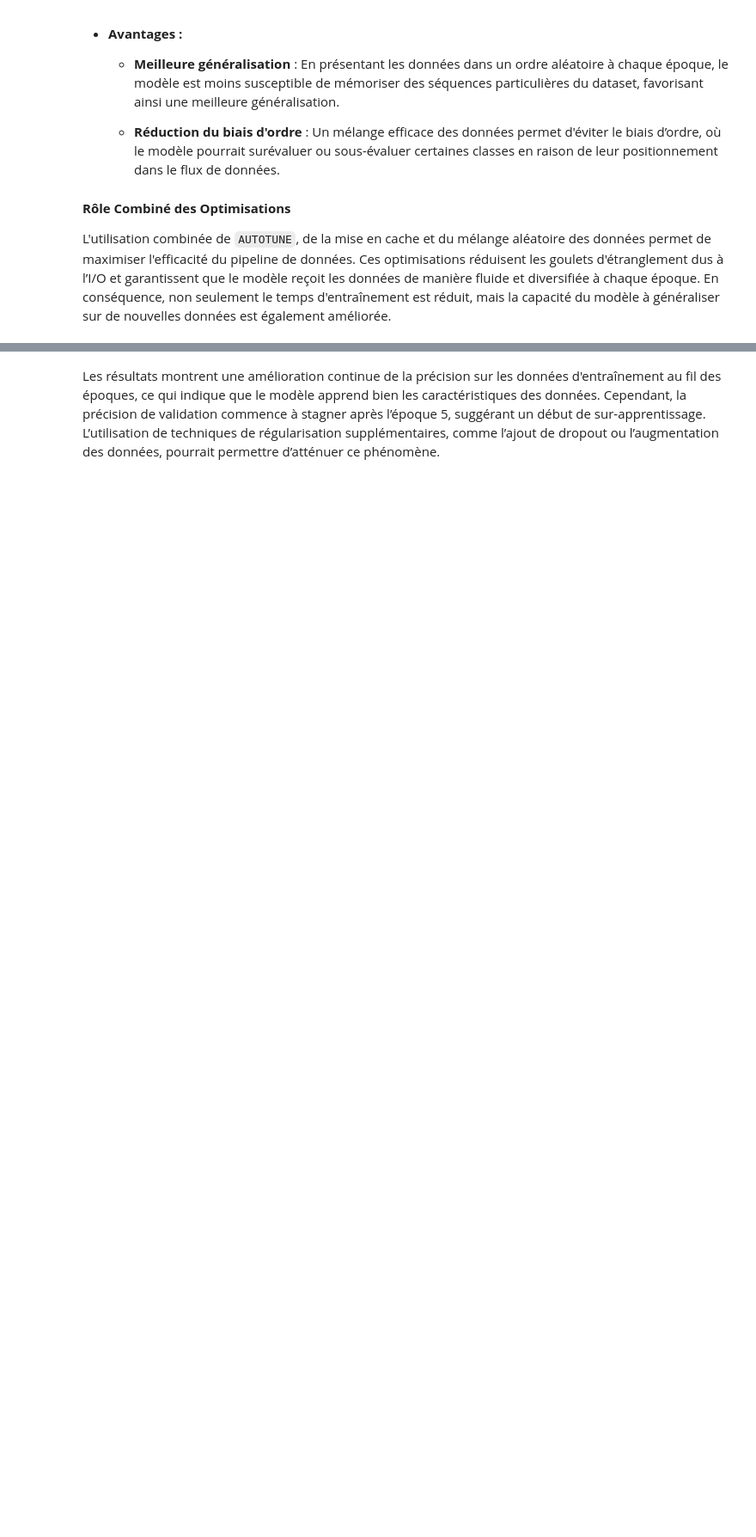
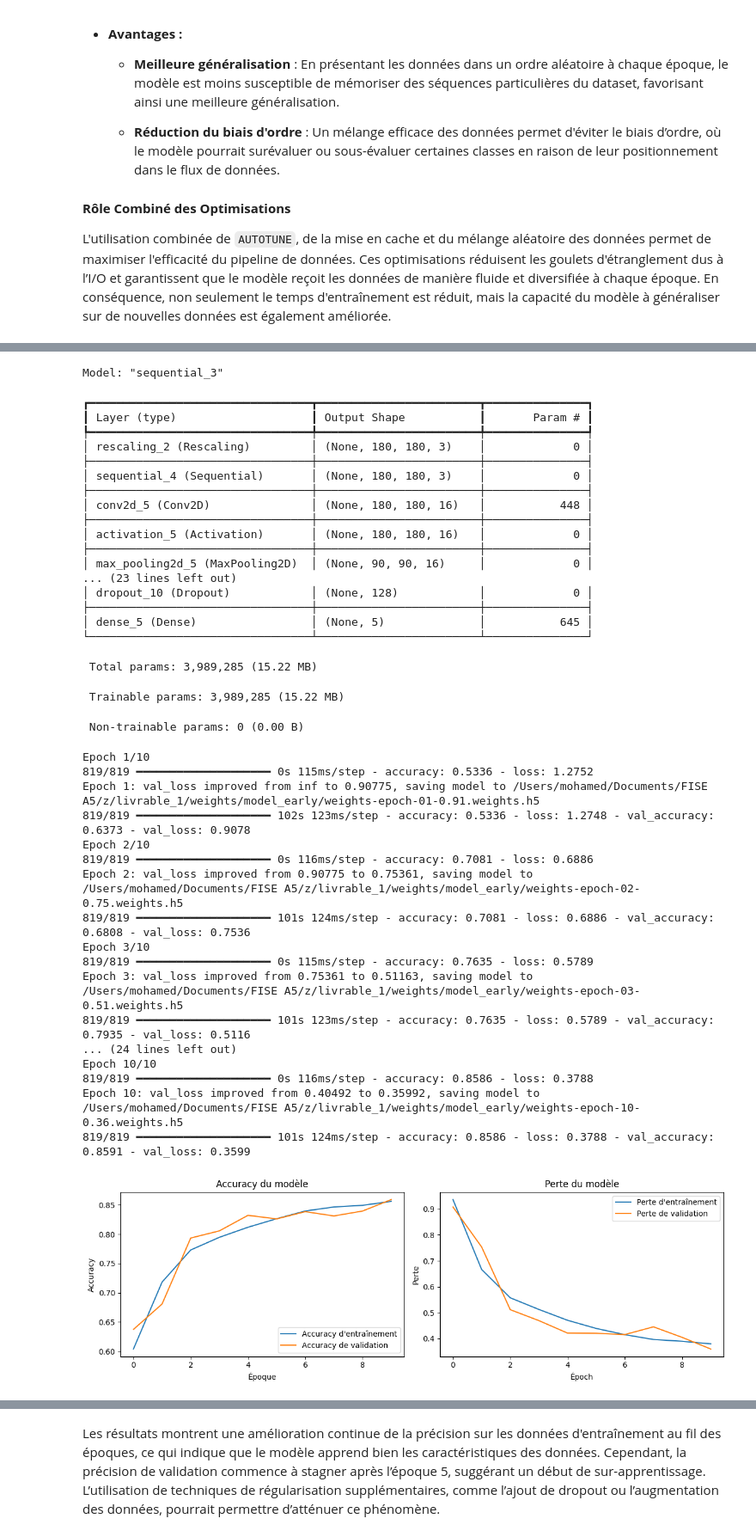
Before and after one commit to SourcierDeVerite/CESI_Projet_Deep_Learning, a Jupyter notebook: livrable_1/main.ipynb, the cells around one changed output, grey strips where cells are left out. Shown at 86% size. Cells and saved outputs as stored; diff of their text form; code cells hidden in the pictures; blank space fills up the shorter version.

```diff
--- a/livrable_1/main.ipynb
+++ b/livrable_1/main.ipynb
@@ -445,0 +786,71 @@ Dans la littérature, Adam est souvent reconnu comme étant un choix robuste pou
+# %%
+# Définir la fonction de perte
+loss_function = tf.keras.losses.SparseCategoricalCrossentropy(from_logits=False)
+
+# Créer le troisième modèle avec une troisième couche et augmentation des données
+third_model = create_test_model(
+    batch_size=batch_s,
+    loss_function=loss_function,
+    optimizer='adam',  # Choix d'un optimiseur, ici Adam
+    dropout_rate=0.2,  # Taux de dropout pour régulariser un peu
+    regularization_value=None,  # Pas de régularisation
+    filter_factor=1,  # Facteur de filtre par défaut
+    use_data_augmentation=True,  # Activer l'augmentation des données
+    add_additional_layer=True,  # Ajouter une troisième couche
+    use_batch_normalization=False,  # Pas de Batch Normalization pour le troisième modèle
+    image_height=image_h,
+    image_width=image_w
+)
+
+# Entraîner le troisième modèle
+epochs = 10
+
+history_third_model = third_model.fit(
+    train_set,
+    validation_data=test_set,
+    epochs=epochs,
+    callbacks=get_callbacks()
+)
+
+# Visualiser les performances du troisième modèle
+plot_training_history(history_third_model)
+# %% [output]
+Model: "sequential_3"
+┏━━━━━━━━━━━━━━━━━━━━━━━━━━━━━━━━━┳━━━━━━━━━━━━━━━━━━━━━━━━┳━━━━━━━━━━━━━━━┓
+┃ Layer (type)                    ┃ Output Shape           ┃       Param # ┃
+┡━━━━━━━━━━━━━━━━━━━━━━━━━━━━━━━━━╇━━━━━━━━━━━━━━━━━━━━━━━━╇━━━━━━━━━━━━━━━┩
+│ rescaling_2 (Rescaling)         │ (None, 180, 180, 3)    │             0 │
+├─────────────────────────────────┼────────────────────────┼───────────────┤
+│ sequential_4 (Sequential)       │ (None, 180, 180, 3)    │             0 │
+├─────────────────────────────────┼────────────────────────┼───────────────┤
+│ conv2d_5 (Conv2D)               │ (None, 180, 180, 16)   │           448 │
+├─────────────────────────────────┼────────────────────────┼───────────────┤
+│ activation_5 (Activation)       │ (None, 180, 180, 16)   │             0 │
+├─────────────────────────────────┼────────────────────────┼───────────────┤
+│ max_pooling2d_5 (MaxPooling2D)  │ (None, 90, 90, 16)     │             0 │
+... (23 lines left out)
+│ dropout_10 (Dropout)            │ (None, 128)            │             0 │
+├─────────────────────────────────┼────────────────────────┼───────────────┤
+│ dense_5 (Dense)                 │ (None, 5)              │           645 │
+└─────────────────────────────────┴────────────────────────┴───────────────┘
+ Total params: 3,989,285 (15.22 MB)
+ Trainable params: 3,989,285 (15.22 MB)
+ Non-trainable params: 0 (0.00 B)
+Epoch 1/10
+819/819 ━━━━━━━━━━━━━━━━━━━━ 0s 115ms/step - accuracy: 0.5336 - loss: 1.2752
+Epoch 1: val_loss improved from inf to 0.90775, saving model to /Users/mohamed/Documents/FISE A5/z/livrable_1/weights/model_early/weights-epoch-01-0.91.weights.h5
+819/819 ━━━━━━━━━━━━━━━━━━━━ 102s 123ms/step - accuracy: 0.5336 - loss: 1.2748 - val_accuracy: 0.6373 - val_loss: 0.9078
+Epoch 2/10
+819/819 ━━━━━━━━━━━━━━━━━━━━ 0s 116ms/step - accuracy: 0.7081 - loss: 0.6886
+Epoch 2: val_loss improved from 0.90775 to 0.75361, saving model to /Users/mohamed/Documents/FISE A5/z/livrable_1/weights/model_early/weights-epoch-02-0.75.weights.h5
+819/819 ━━━━━━━━━━━━━━━━━━━━ 101s 124ms/step - accuracy: 0.7081 - loss: 0.6886 - val_accuracy: 0.6808 - val_loss: 0.7536
+Epoch 3/10
+819/819 ━━━━━━━━━━━━━━━━━━━━ 0s 115ms/step - accuracy: 0.7635 - loss: 0.5789
+Epoch 3: val_loss improved from 0.75361 to 0.51163, saving model to /Users/mohamed/Documents/FISE A5/z/livrable_1/weights/model_early/weights-epoch-03-0.51.weights.h5
+819/819 ━━━━━━━━━━━━━━━━━━━━ 101s 123ms/step - accuracy: 0.7635 - loss: 0.5789 - val_accuracy: 0.7935 - val_loss: 0.5116
+... (24 lines left out)
+Epoch 10/10
+819/819 ━━━━━━━━━━━━━━━━━━━━ 0s 116ms/step - accuracy: 0.8586 - loss: 0.3788
+Epoch 10: val_loss improved from 0.40492 to 0.35992, saving model to /Users/mohamed/Documents/FISE A5/z/livrable_1/weights/model_early/weights-epoch-10-0.36.weights.h5
+819/819 ━━━━━━━━━━━━━━━━━━━━ 101s 124ms/step - accuracy: 0.8586 - loss: 0.3788 - val_accuracy: 0.8591 - val_loss: 0.3599
+[figure, added]
```
Also changed, not shown: parts of 39 cells of this notebook.
